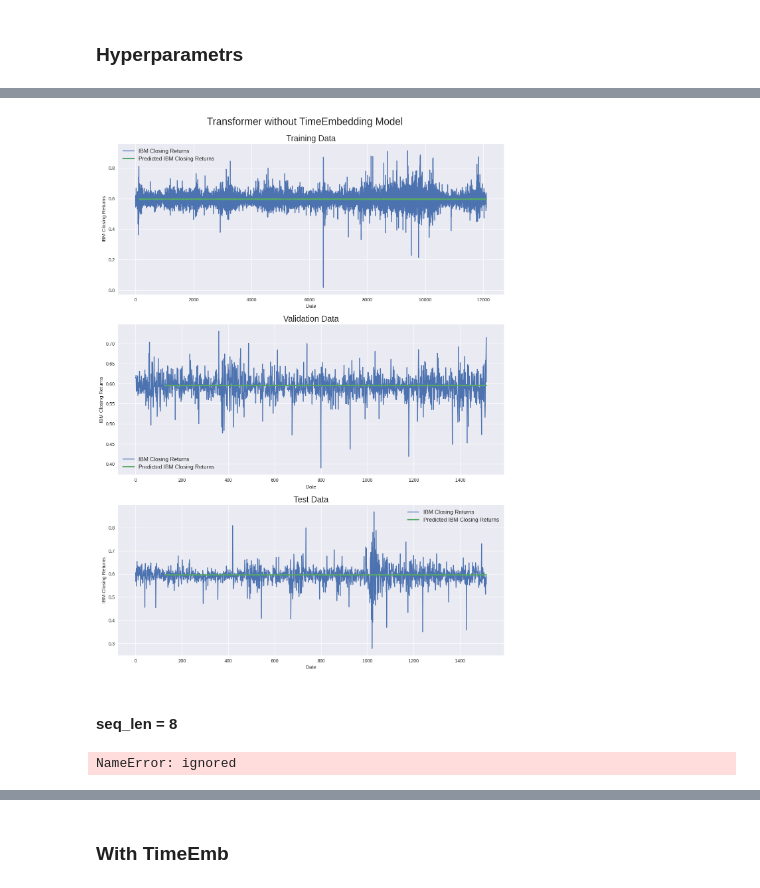
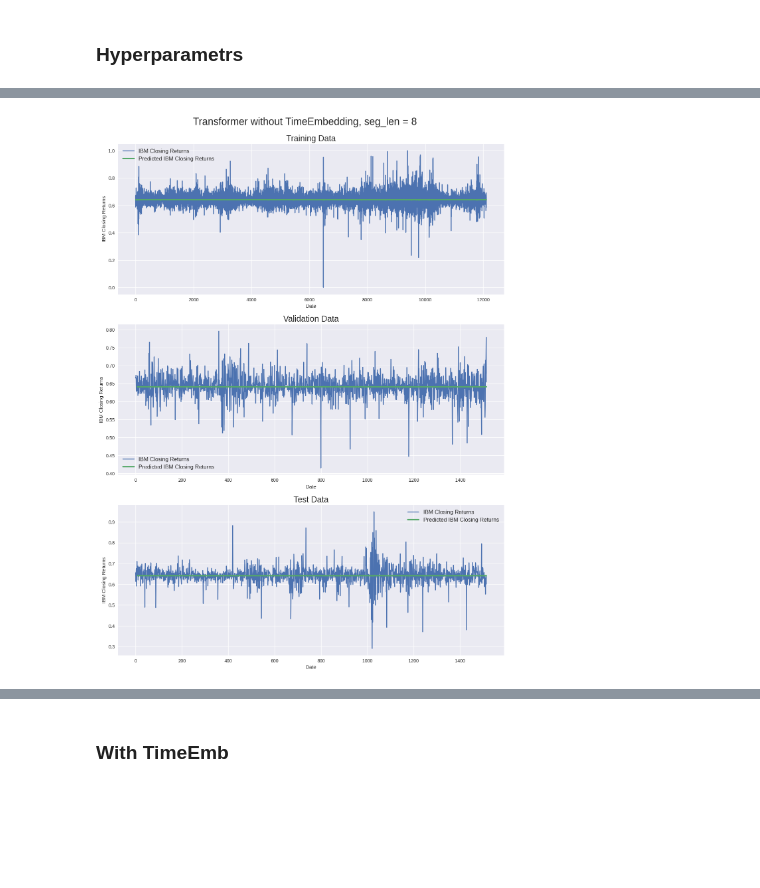
Before and after one commit to annalimm/MultiTimeSeries_Transformer, a Jupyter notebook: MultiTimeSer.ipynb, the cells around one changed output, grey strips where cells are left out. Drawn from its saved outputs; the diff is of its cells as text; code cells hidden in the pictures; blank space fills up the shorter version.

```diff
--- a/MultiTimeSer.ipynb
+++ b/MultiTimeSer.ipynb
@@ -504,25 +559,18 @@ def create_model():
 # %%
-model = create_model()
-model.summary()
+model_8 = create_model_noTimEmb()
+# model.summary()
 
-model.save(drive_file_path)
+model_8.save(path_model_8)
 
-callback = tf.keras.callbacks.ModelCheckpoint(drive_file_path,
+callback = tf.keras.callbacks.ModelCheckpoint(path_model_8,
                                               monitor='val_loss',
                                               save_best_only=True,
                                               save_weights_only=False,  # Save the entire model (including architecture)
                                               verbose=1)
 
-model.fit(X_train, y_train,
+model_8.fit(X_train, y_train,
           batch_size=batch_size,
-          epochs=1,
+          epochs = 4,
           callbacks=callback,
           validation_data=(X_val, y_val))
-
-# Load the model from the Google Drive location
-loaded_model = tf.keras.models.load_model(drive_file_path,
-                                         custom_objects={#'Time2Vector': Time2Vector,
-                                                         'SingleAttention': SingleAttention,
-                                                         'MultiAttention': MultiAttention,
-                                                         'TransformerEncoder': TransformerEncoder})
 # %% [output]
@@ -548,13 +590,13 @@ Epoch 1: val_loss improved from inf to 0.00089, saving model to /content/drive/M
 # %%
-# Load the model from the Google Drive location
-loaded_model = tf.keras.models.load_model(drive_file_path,
+# Load the model from the Google Drive
+loaded_model_8 = tf.keras.models.load_model(path_model_8,
                                          custom_objects={#'Time2Vector': Time2Vector,
                                                          'SingleAttention': SingleAttention,
                                                          'MultiAttention': MultiAttention,
                                                          'TransformerEncoder': TransformerEncoder})
 # %%
 #Calculate predication for training, validation and test data
-train_pred = loaded_model.predict(X_train)
-val_pred = loaded_model.predict(X_val)
-test_pred = loaded_model.predict(X_test)
+train_pred_mod8 = loaded_model_8.predict(X_train)
+val_pred_mod8 = loaded_model_8.predict(X_val)
+test_pred_mod8 = loaded_model_8.predict(X_test)
 # %% [output]
@@ -574,5 +623,5 @@ array([[0.59566724],
 # %%
-'''Display results'''
+# arr_train, arr_val, arr_test
 
 def pred_plot(name_str, train_pred, val_pred, test_pred):
   fig = plt.figure(figsize=(15,20))
@@ -581,7 +630,7 @@ def pred_plot(name_str, train_pred, val_pred, test_pred):
 
   #Plot training data results
   ax11 = fig.add_subplot(311)
-  ax11.plot(train_arr[:, 3], label='IBM Closing Returns')
+  ax11.plot(arr_train[:, 3], label='IBM Closing Returns') # original data
   ax11.plot(np.arange(seq_len, train_pred.shape[0]+seq_len), train_pred, linewidth=3, label='Predicted IBM Closing Returns')
   ax11.set_title("Training Data", fontsize=18)
   ax11.set_xlabel('Date')
@@ -590,7 +639,7 @@ def pred_plot(name_str, train_pred, val_pred, test_pred):
 
   #Plot validation data results
   ax21 = fig.add_subplot(312)
-  ax21.plot(val_arr[:, 3], label='IBM Closing Returns')
+  ax21.plot(arr_val[:, 3], label='IBM Closing Returns')
   ax21.plot(np.arange(seq_len, val_pred.shape[0]+seq_len), val_pred, linewidth=3, label='Predicted IBM Closing Returns')
   ax21.set_title("Validation Data", fontsize=18)
   ax21.set_xlabel('Date')
@@ -599,15 +648,13 @@ def pred_plot(name_str, train_pred, val_pred, test_pred):
 
   #Plot test data results
   ax31 = fig.add_subplot(313)
-  ax31.plot(test_arr[:, 3], label='IBM Closing Returns')
+  ax31.plot(arr_test[:, 3], label='IBM Closing Returns')
   ax31.plot(np.arange(seq_len, test_pred.shape[0]+seq_len), test_pred, linewidth=3, label='Predicted IBM Closing Returns')
   ax31.set_title("Test Data", fontsize=18)
   ax31.set_xlabel('Date')
   ax31.set_ylabel('IBM Closing Returns')
   ax31.legend(loc="best", fontsize=12)
 # %%
-pred_plot("Transformer without TimeEmbedding Model", train_pred, val_pred, test_pred)
+pred_plot("Transformer without TimeEmbedding, seg_len = 8", train_pred_mod8, val_pred_mod8, test_pred_mod8)
 # %% [output]
-[figure, old version]
+[figure, new version]
-# %% [markdown]
-#### seq_len = 8
@@ -630,4 +660,0 @@ model8.fit(X_train, y_train,
-# %%
-train_pred8
-# %% [output]
-NameError: ignored
```
Also changed, not shown: parts of 43 cells of this notebook.
